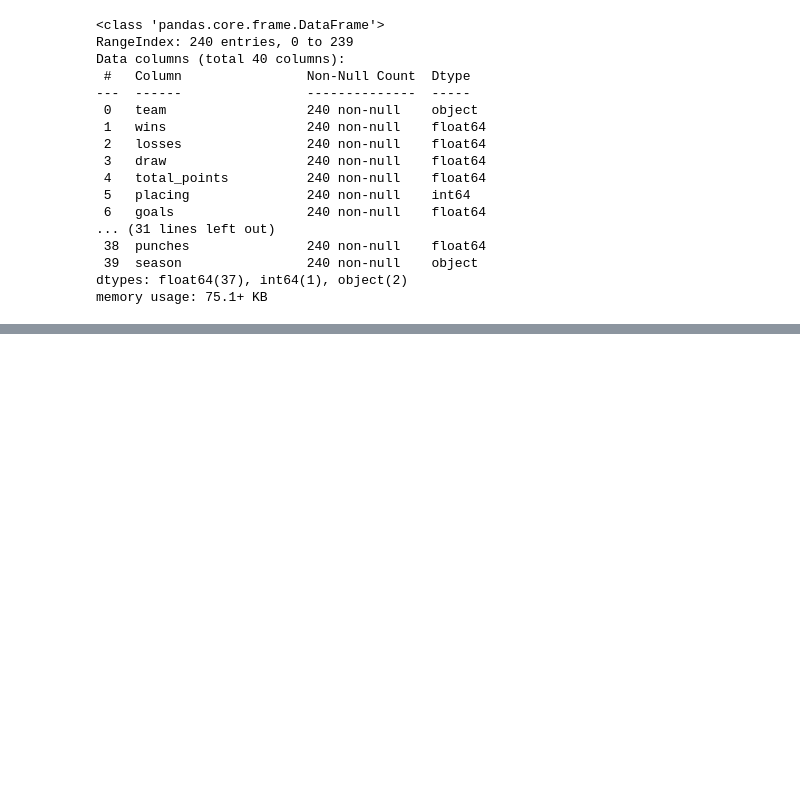
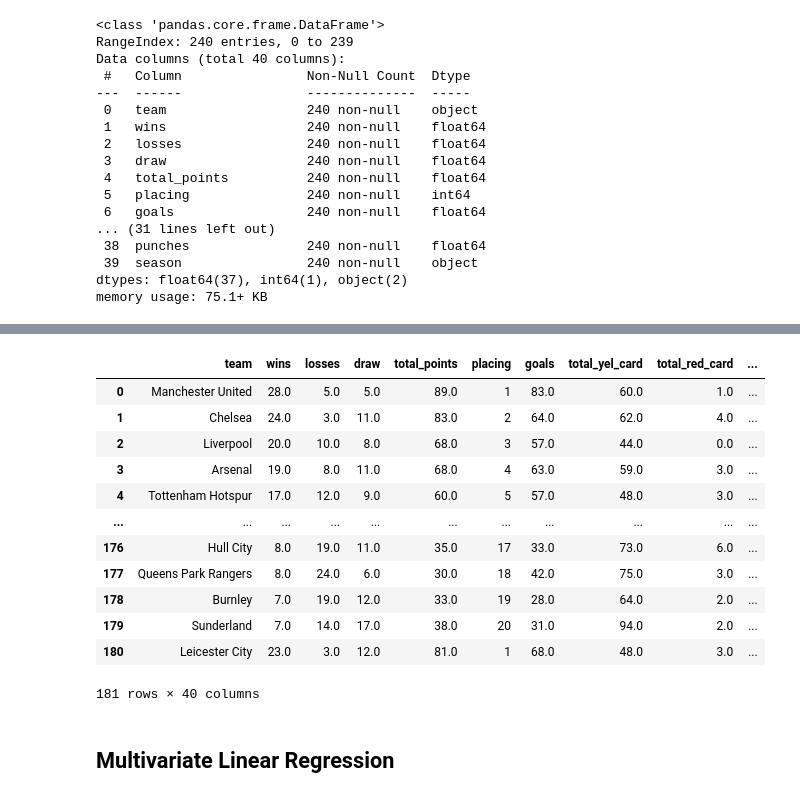
Before and after one commit to JacksonSeowJX/SC1015, a Jupyter notebook: Sc1015 Mini-Project.ipynb, the cells around one changed output, grey strips where cells are left out. Drawn from its saved outputs; the diff is of its cells as text; code cells hidden in the pictures; blank space fills up the shorter version.

```diff
--- a/Sc1015 Mini-Project.ipynb
+++ b/Sc1015 Mini-Project.ipynb
@@ -467 +559,19 @@ memory usage: 75.1+ KB
+# %%
+statsDataFrame.head(181)
+# %% [output]
+|  | team | wins | losses | draw | total_points | placing | goals | total_yel_card | total_red_card | ... |
+| 0 | Manchester United | 28.0 | 5.0 | 5.0 | 89.0 | 1 | 83.0 | 60.0 | 1.0 | ... |
+| 1 | Chelsea | 24.0 | 3.0 | 11.0 | 83.0 | 2 | 64.0 | 62.0 | 4.0 | ... |
+| 2 | Liverpool | 20.0 | 10.0 | 8.0 | 68.0 | 3 | 57.0 | 44.0 | 0.0 | ... |
+| 3 | Arsenal | 19.0 | 8.0 | 11.0 | 68.0 | 4 | 63.0 | 59.0 | 3.0 | ... |
+| 4 | Tottenham Hotspur | 17.0 | 12.0 | 9.0 | 60.0 | 5 | 57.0 | 48.0 | 3.0 | ... |
+| ... | ... | ... | ... | ... | ... | ... | ... | ... | ... | ... |
+| 176 | Hull City | 8.0 | 19.0 | 11.0 | 35.0 | 17 | 33.0 | 73.0 | 6.0 | ... |
+| 177 | Queens Park Rangers | 8.0 | 24.0 | 6.0 | 30.0 | 18 | 42.0 | 75.0 | 3.0 | ... |
+| 178 | Burnley | 7.0 | 19.0 | 12.0 | 33.0 | 19 | 28.0 | 64.0 | 2.0 | ... |
+| 179 | Sunderland | 7.0 | 14.0 | 17.0 | 38.0 | 20 | 31.0 | 94.0 | 2.0 | ... |
+| 180 | Leicester City | 23.0 | 3.0 | 12.0 | 81.0 | 1 | 68.0 | 48.0 | 3.0 | ... |
+181 rows × 40 columns
+# %% [markdown]
+## Multivariate Linear Regression
 # %%
```
Also changed, not shown: parts of 9 cells of this notebook.
